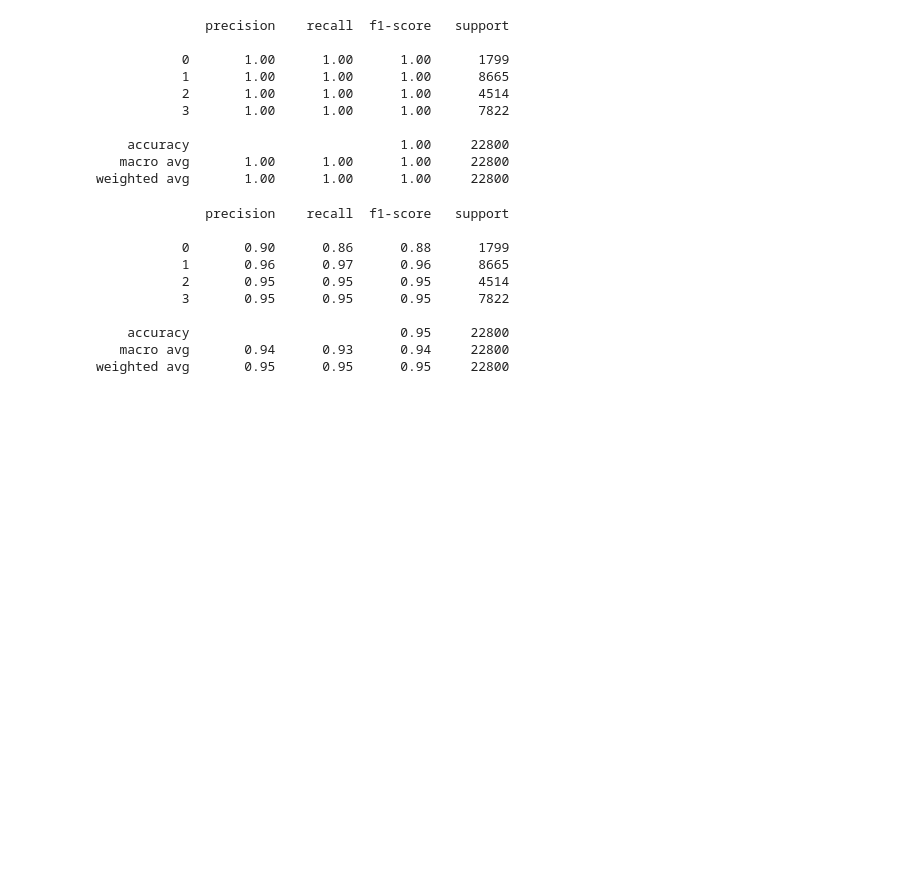
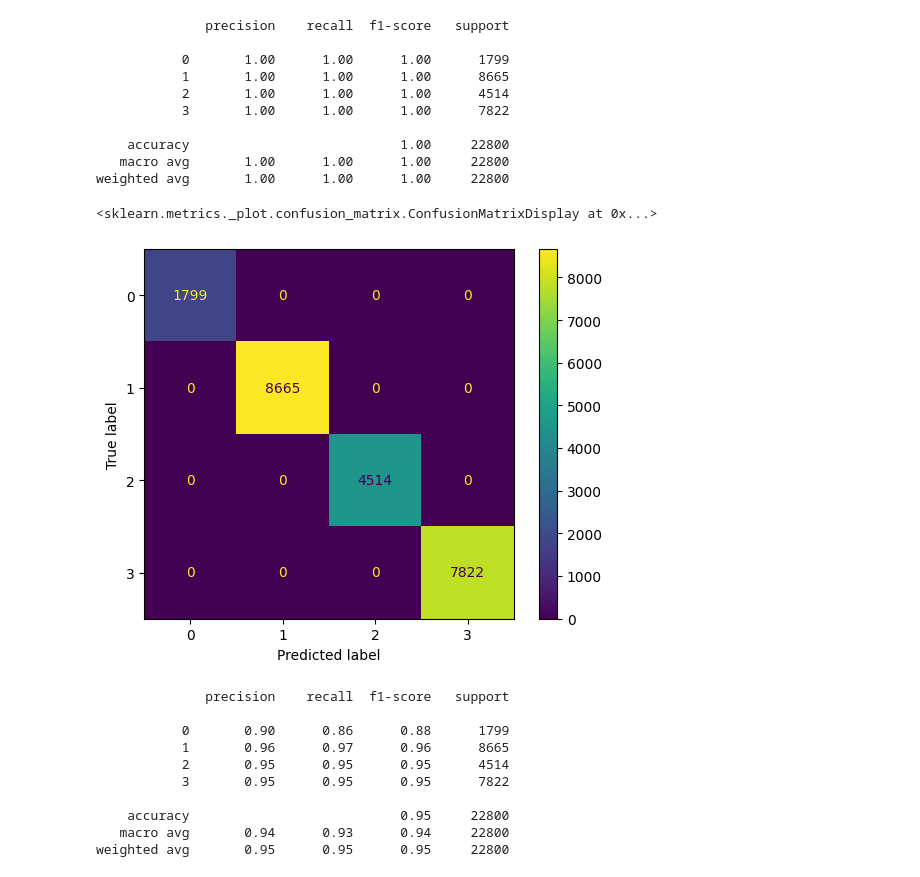
Before and after one commit to Bayuarii/Final-Project-DSAI, a Jupyter notebook: 3_model_analisis/3model_music.ipynb, the cells around one changed output. Cells and saved outputs as stored; diff of their text form; code cells hidden in the pictures; blank space fills up the shorter version.

```diff
--- a/3_model_analisis/3model_music.ipynb
+++ b/3_model_analisis/3model_music.ipynb
@@ -170,6 +155,11 @@ print(classification_report(y_test, rf_pred))
     accuracy                           1.00     22800
    macro avg       1.00      1.00      1.00     22800
 weighted avg       1.00      1.00      1.00     22800
+# %%
+ConfusionMatrixDisplay.from_predictions(y_test, rf_pred)
+# %% [output]
+<sklearn.metrics._plot.confusion_matrix.ConfusionMatrixDisplay at 0x...>
+[figure, added]
 # %%
 #KNN
 from sklearn.neighbors import KNeighborsClassifier
```
Also changed, not shown: parts of 3 cells of this notebook.
